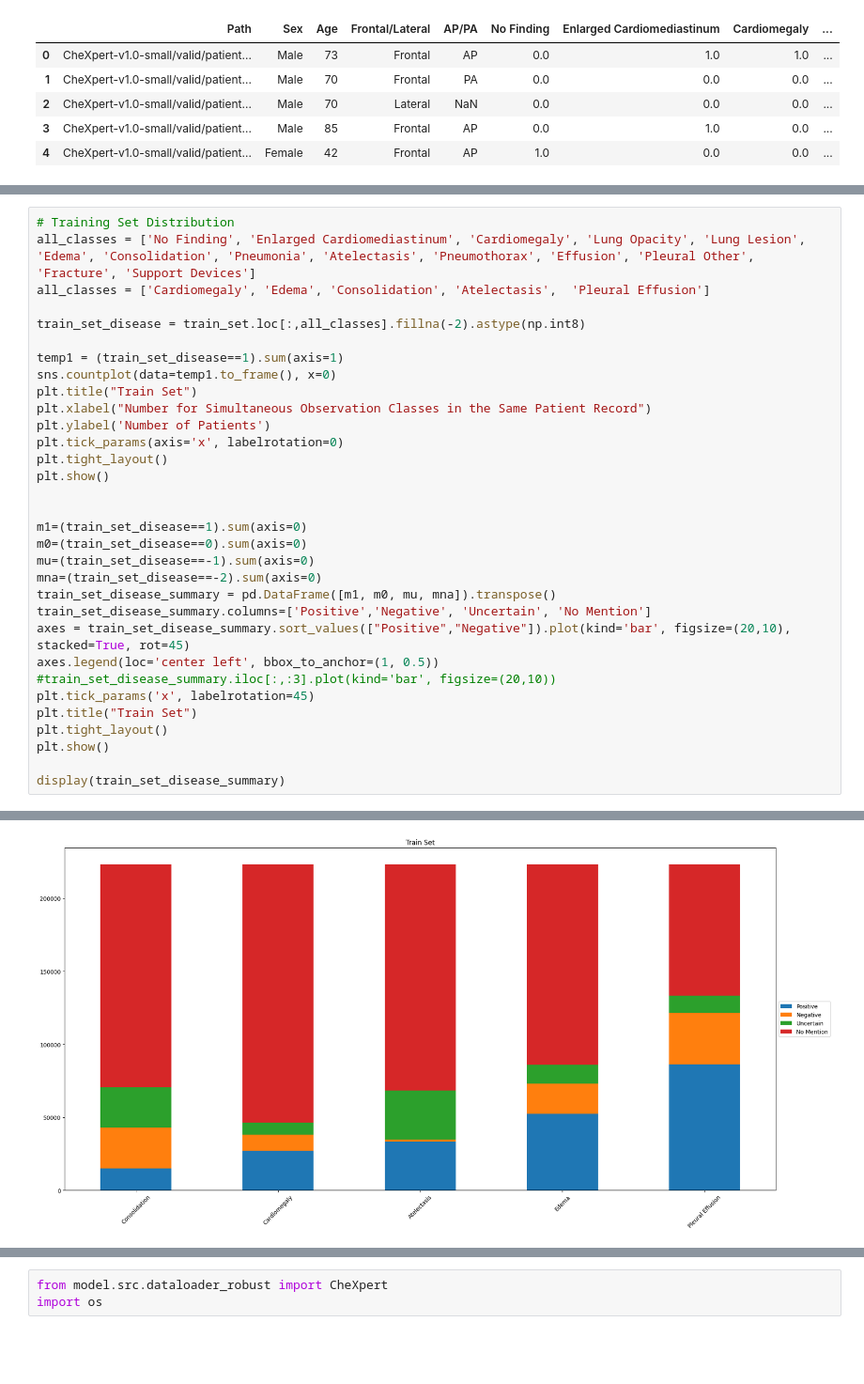
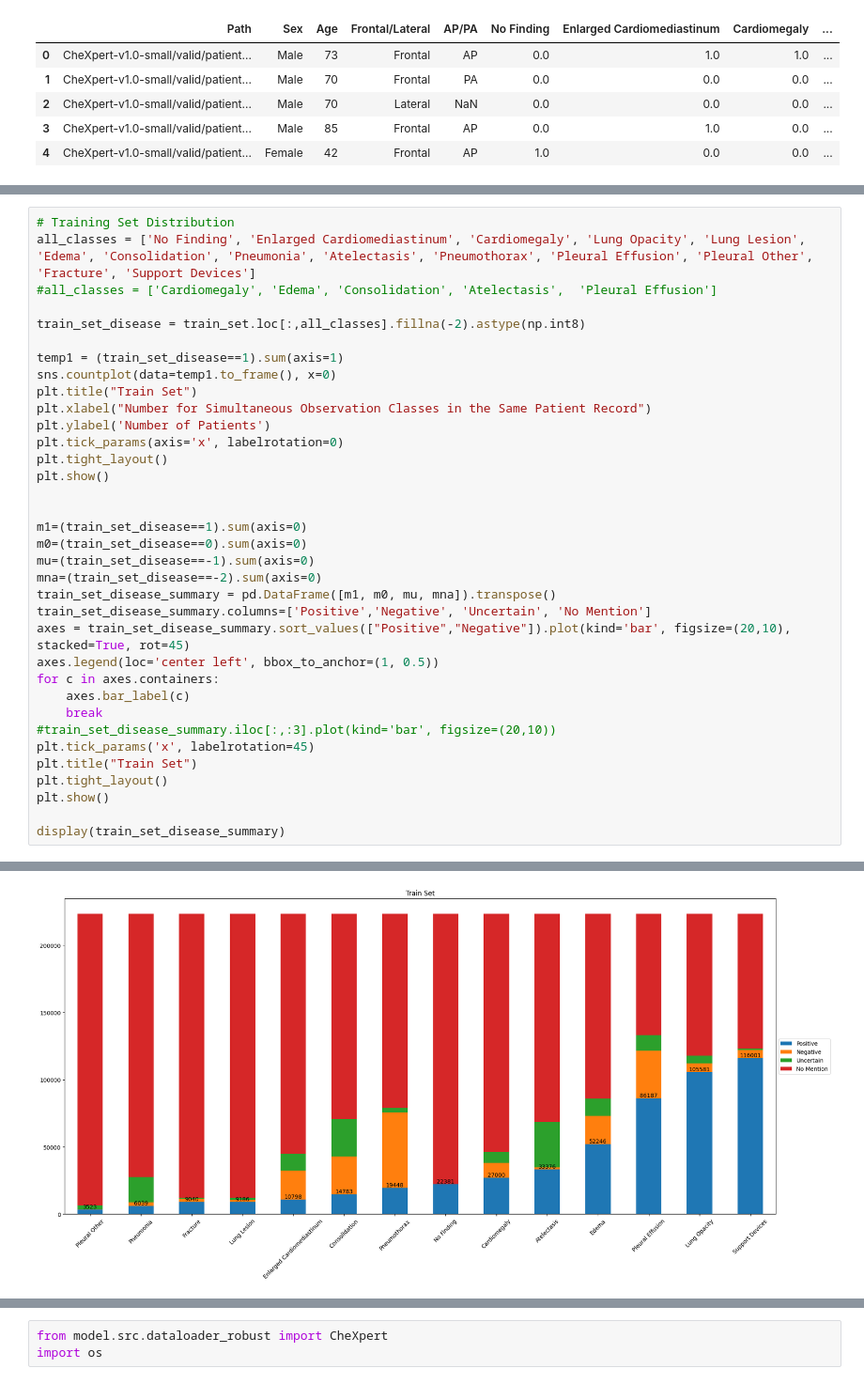
Before and after one commit to boon1987/lungsease, a Jupyter notebook: sl_version/explore.ipynb, the cells around one changed output, grey strips where cells are left out. Shown at 94% size. Cells and saved outputs as stored; diff of their text form; blank space fills up the shorter version.

```diff
--- a/sl_version/explore.ipynb
+++ b/sl_version/explore.ipynb
@@ -127,7 +134,7 @@ print()
 # %%
 # Training Set Distribution
-all_classes = ['No Finding', 'Enlarged Cardiomediastinum', 'Cardiomegaly', 'Lung Opacity', 'Lung Lesion', 'Edema', 'Consolidation', 'Pneumonia', 'Atelectasis', 'Pneumothorax', 'Effusion', 'Pleural Other', 'Fracture', 'Support Devices']
-all_classes = ['Cardiomegaly', 'Edema', 'Consolidation', 'Atelectasis',  'Pleural Effusion']
+all_classes = ['No Finding', 'Enlarged Cardiomediastinum', 'Cardiomegaly', 'Lung Opacity', 'Lung Lesion', 'Edema', 'Consolidation', 'Pneumonia', 'Atelectasis', 'Pneumothorax', 'Pleural Effusion', 'Pleural Other', 'Fracture', 'Support Devices']
+#all_classes = ['Cardiomegaly', 'Edema', 'Consolidation', 'Atelectasis',  'Pleural Effusion']
 
 train_set_disease = train_set.loc[:,all_classes].fillna(-2).astype(np.int8)
 
@@ -149,6 +156,9 @@ train_set_disease_summary = pd.DataFrame([m1, m0, mu, mna]).transpose()
 train_set_disease_summary.columns=['Positive','Negative', 'Uncertain', 'No Mention']
 axes = train_set_disease_summary.sort_values(["Positive","Negative"]).plot(kind='bar', figsize=(20,10), stacked=True, rot=45)
 axes.legend(loc='center left', bbox_to_anchor=(1, 0.5))
+for c in axes.containers:
+    axes.bar_label(c)
+    break
 #train_set_disease_summary.iloc[:,:3].plot(kind='bar', figsize=(20,10))
 plt.tick_params('x', labelrotation=45)
 plt.title("Train Set")
@@ -161,2 +171,2 @@ display(train_set_disease_summary)
-[figure, old version]
+[figure, new version]
 |  | Positive | Negative | Uncertain | No Mention |
```
Also changed, not shown: parts of 21 cells of this notebook, 2 other files.
